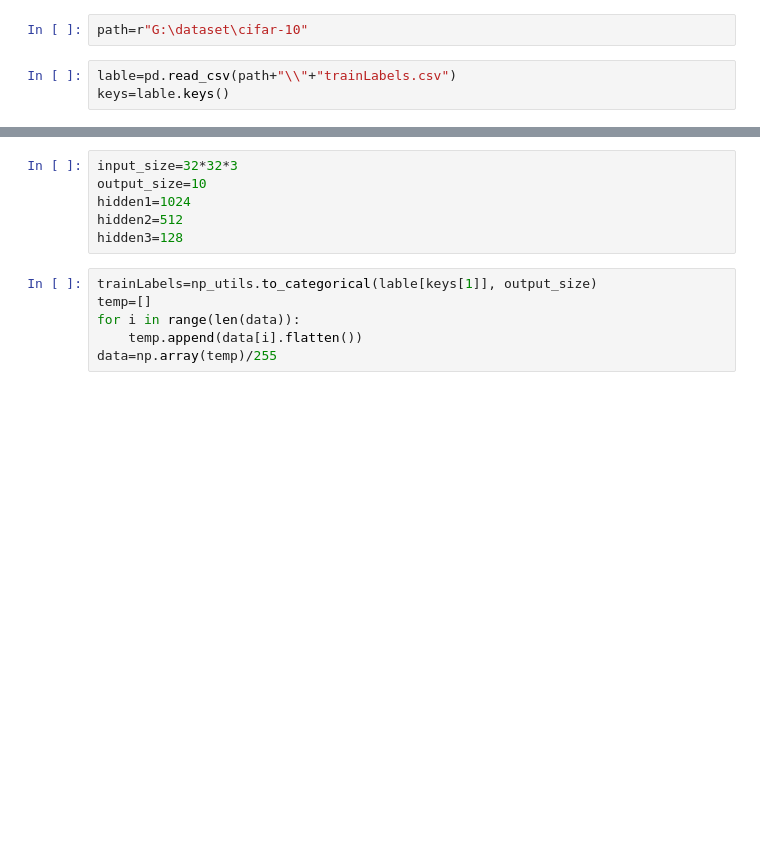
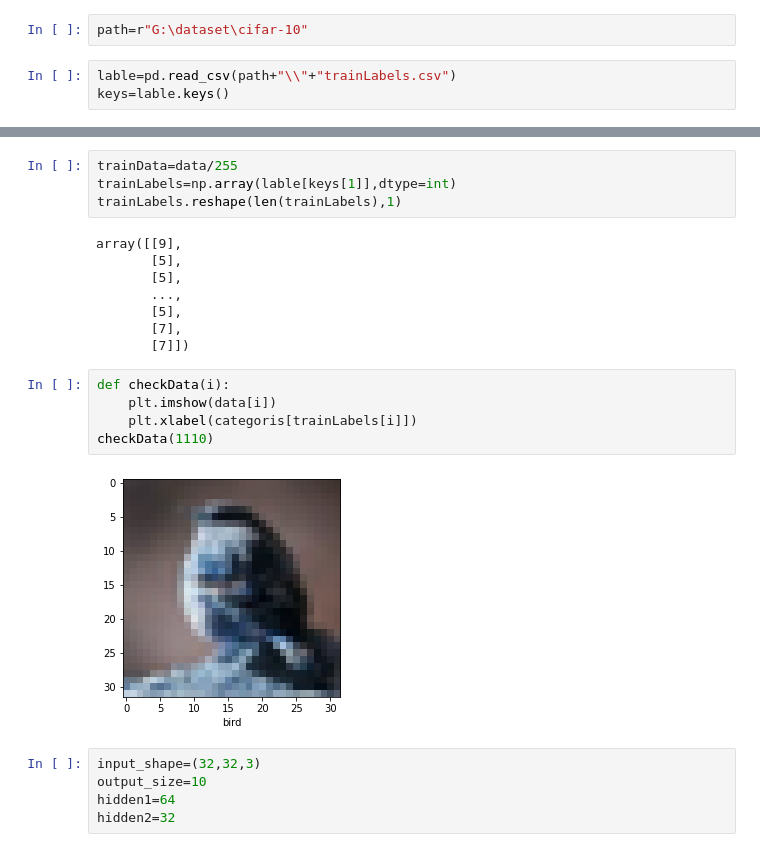
Before and after one commit to Matr1x01/ImageRecg, a Jupyter notebook: imageRecg.ipynb, the cells around one changed output, grey strips where cells are left out. Cells and saved outputs as stored; diff of their text form; blank space fills up the shorter version.

```diff
--- a/imageRecg.ipynb
+++ b/imageRecg.ipynb
@@ -35,13 +49,25 @@ See the caveats in the documentation: https://pandas.pydata.org/pandas-docs/stab
+# %%
+trainData=data/255
+trainLabels=np.array(lable[keys[1]],dtype=int)
+trainLabels.reshape(len(trainLabels),1)
+# %% [output]
+array([[9],
+       [5],
+       [5],
+       ...,
+       [5],
+       [7],
+       [7]])
+# %%
+def checkData(i):
+    plt.imshow(data[i])
+    plt.xlabel(categoris[trainLabels[i]])
+checkData(1110)
+# %% [output]
+[figure, added]
 # %%
-input_size=32*32*3
+input_shape=(32,32,3)
 output_size=10
-hidden1=1024
-hidden2=512
-hidden3=128
+hidden1=64
+hidden2=32
-# %%
-trainLabels=np_utils.to_categorical(lable[keys[1]], output_size)
-temp=[]
-for i in range(len(data)):
-    temp.append(data[i].flatten())
-data=np.array(temp)/255
 # %%
```
Also changed, not shown: parts of 8 cells of this notebook.
